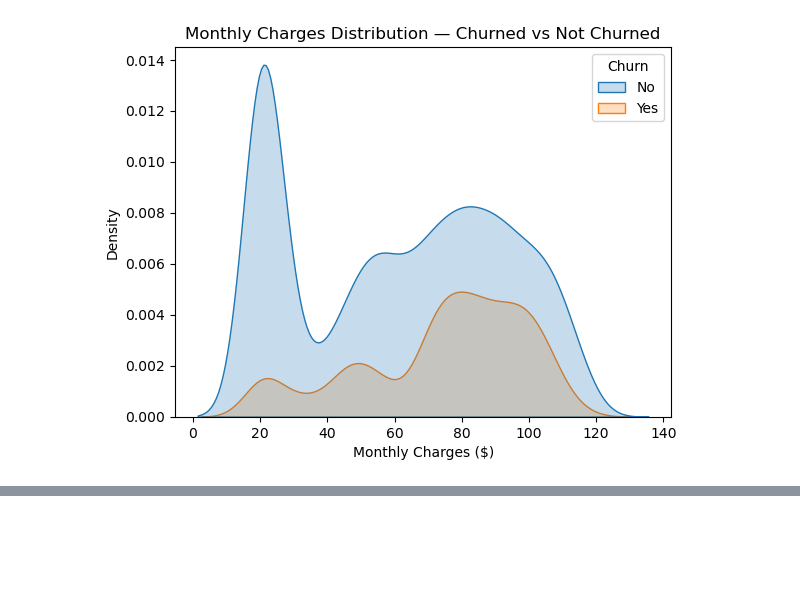
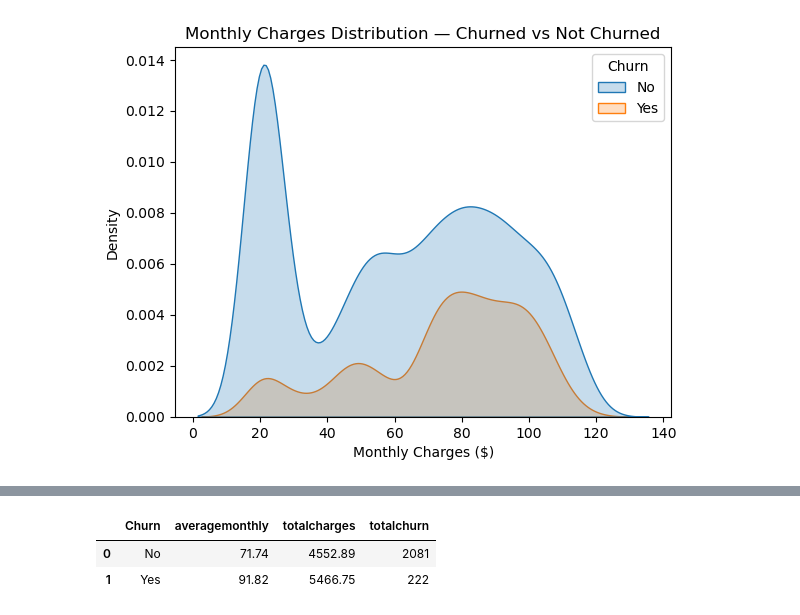
Before and after one commit to suzaladhikari/customer_churn-, a Jupyter notebook: EDA/eda.ipynb, the cells around one changed output, grey strips where cells are left out. Drawn from its saved outputs; the diff is of its cells as text; code cells hidden in the pictures; blank space fills up the shorter version.

```diff
--- a/EDA/eda.ipynb
+++ b/EDA/eda.ipynb
@@ -571,0 +580,17 @@ plt.show()
+# %%
+query = """
+with amountstats as (
+select "Churn", ROUND(AVG("MonthlyCharges")::numeric,2) as averagemonthly, ROUND(AVG("TotalCharges")::numeric,2) as totalcharges,COUNT(*) as totalchurn
+from cleaned
+where "tenure" >= 48
+group by "Churn")
+
+select * from amountstats
+"""
+
+moneyfouryears = pd.read_sql(query, connection)
+moneyfouryears.head(5)
+# %% [output]
+|  | Churn | averagemonthly | totalcharges | totalchurn |
+| 0 | No | 71.74 | 4552.89 | 2081 |
+| 1 | Yes | 91.82 | 5466.75 | 222 |
```
Also changed, not shown: parts of 3 cells of this notebook.
